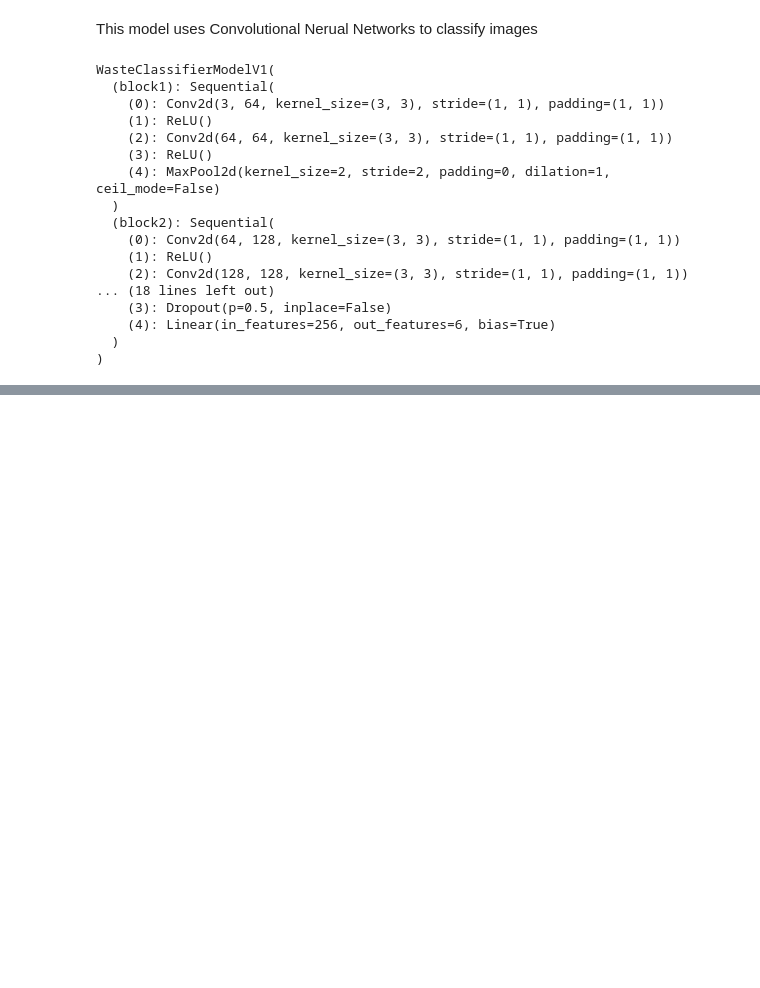
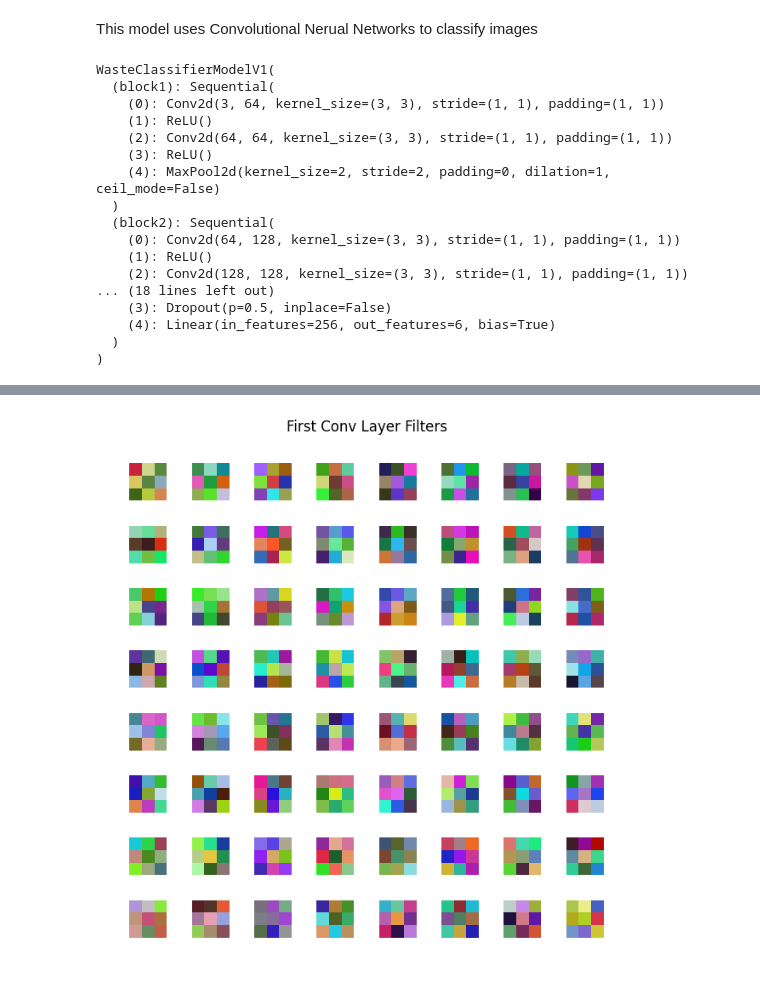
Before and after one commit to SY3141/MunicipalWasteCNN, a Jupyter notebook: model.ipynb, the cells around one changed output, grey strips where cells are left out. Saved outputs shown, nothing was run; the diff lists cells and outputs as text; code cells hidden in the pictures; blank space fills up the shorter version.

```diff
--- a/model.ipynb
+++ b/model.ipynb
@@ -165,5 +49,2 @@ Image shape: torch.Size([3, 224, 224])
 # %% [markdown]
 ## 3. Creating the Model
-# %%
-device = "cuda" if torch.cuda.is_available() else "cpu"
-device
@@ -493,0 +175,87 @@ weighted avg       0.13      0.14      0.11        28
+# %%
+# Visualize CNN filters (first conv layer) and activation maps for a sample image
+from torchvision.utils import make_grid
+import numpy as np
+import torch.nn as nn
+
+# Helper: find first few Conv2d layers in the model
+def get_conv_layers(model, max_layers=3):
+    convs = []
+    for m in model.modules():
+        if isinstance(m, nn.Conv2d):
+            convs.append(m)
+            if len(convs) >= max_layers:
+                break
+    return convs
+
+# Visualize the learned filters of the first conv layer
+conv_layers = get_conv_layers(model_1, max_layers=1)
+if len(conv_layers) == 0:
+    print('No Conv2d layers found in the model.')
+else:
+    conv0 = conv_layers[0]
+    # conv0.weight shape: (out_chan, in_chan, kH, kW)
+    w = conv0.weight.data.clone().cpu()
+    # Normalize weights to 0..1 for visualization
+    w_min, w_max = w.min(), w.max()
+    w_norm = (w - w_min) / (w_max - w_min + 1e-8)
+    # Make a grid (will show filters as RGB images when in_chan==3)
+    grid = make_grid(w_norm, nrow=8, normalize=False, pad_value=1)
+    plt.figure(figsize=(8, 8))
+    plt.title('First Conv Layer Filters')
+    plt.imshow(np.transpose(grid.numpy(), (1, 2, 0)))
+    plt.axis('off')
+    plt.show()
+
+# Activation maps for a sample test image (first item in test set)
+# Get a sample image from `test_data` (a Subset) and ensure it's an image tensor
+try:
+    sample_img, sample_label = test_data[0]
+except Exception as e:
+    # fallback to test_loader first batch
+    print('Could not index test_data directly, using first batch from test_loader. Error:', e)
+    batch = next(iter(test_loader))
+    sample_img, sample_label = batch[0][0], batch[1][0]
+
+# Prepare image and register hooks to capture activations
+activations = []
+hooks = []
+def hook_fn(module, inp, out):
+    activations.append(out.detach().cpu())
+
+# Register hooks on the first 3 conv layers (or less if not present)
+conv_layers = get_conv_layers(model_1, max_layers=3)
+for conv in conv_layers:
+    hooks.append(conv.register_forward_hook(hook_fn))
+
+# Forward pass the sample image
+model_1.to(device)
+model_1.eval()
+with torch.inference_mode():
+    img_batch = sample_img.unsqueeze(0).to(device)
+    _ = model_1(img_batch)
+
+# Remove hooks
+for h in hooks:
+    h.remove()
+
+# Plot activation maps from each hooked layer
+for i, act in enumerate(activations):
+    # act shape: (batch, channels, H, W)
+    act = act[0]  # take the first (and only) batch item
+    n_maps = min(8, act.shape[0])
+    # normalize each map for display
+    act_min, act_max = act.min(), act.max()
+    act_norm = (act - act_min) / (act_max - act_min + 1e-8)
+    maps = act_norm[:n_maps].unsqueeze(1)  # (n_maps,1,H,W)
+    # make grid and plot
+    grid = make_grid(maps, nrow=4, normalize=False, pad_value=1)
+    plt.figure(figsize=(10, 4))
+    plt.title(f'Activation maps - Conv layer {i+1} (first {n_maps} channels)')
+    plt.imshow(grid.squeeze().numpy(), cmap='viridis') if grid.shape[0]==1 else plt.imshow(np.transpose(grid.numpy(), (1,2,0)))
+    plt.axis('off')
+    plt.show()
+
+print('Sample ground-truth label:', full_dataset.classes[sample_label])
+# %% [output]
+[figure, added]
```
Also changed, not shown: parts of 16 cells of this notebook.
